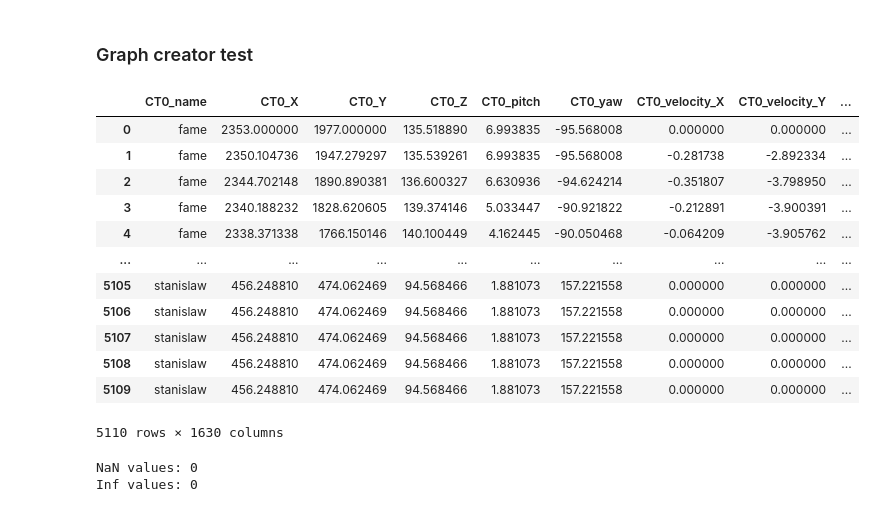
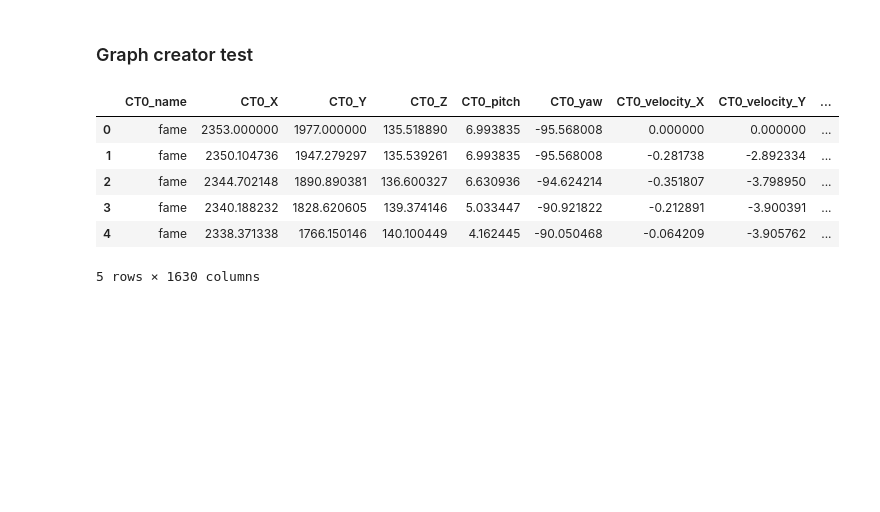
Before and after one commit to szmidapatrik/c2m1TPaeVlsln, a Jupyter notebook: proj/graph_dataset/CS2_dataset_package_test.ipynb, the cells around one changed output. Drawn from its saved outputs; the diff is of its cells as text; code cells hidden in the pictures; blank space fills up the shorter version.

```diff
--- a/proj/graph_dataset/CS2_dataset_package_test.ipynb
+++ b/proj/graph_dataset/CS2_dataset_package_test.ipynb
@@ -109,51 +128,40 @@ plt.scatter(nodes['x'], nodes['y'], c='black', s=1)
 # %%
 # Map nodes dataset
 nodes = pd.read_csv('../../data/map_graph_model/de_inferno/nodes.csv')
+edges = pd.read_csv('../../data/map_graph_model/de_inferno/edges.csv')
 
 # Create tabular snapshot object
 tc = CS2_TabularSnapshots()
 
 # Create tabular snapshot database
 df, df_dict = tc.process_match(
     match_path='../../data/matches-raw/cs2/2024/_iem-chengdu-2024-wildcard-vs-virtuspro-inferno-norx8DdKJD9R1hFM8pob5fwildcard-vs-virtus-pro-inferno.dem',
     player_stats_data_path='../../data/player-stats/scraped-in-2024/2022/norm_imputed_player_stats_2022_utf.csv',
     missing_player_stats_data_path='../../data/player-stats/missing_players_df.csv',
     weapon_data_path='../../data/weapon_info/ammo_info.csv',
 
     ticks_per_second=4,
     numerical_match_id=1000,
     num_permutations_per_round=1,
     build_dictionary=True
 )
 
 # Impute missing values
 df = tc.impute_match(df)
 
 # Tokenize match
 tokenizer = CS2_Token()
 df = tokenizer.tokenize_match(df, 'de_inferno', nodes)
 
-df
+df.head(5)
 # %% [output]
 |  | CT0_name | CT0_X | CT0_Y | CT0_Z | CT0_pitch | CT0_yaw | CT0_velocity_X | CT0_velocity_Y | ... |
 | 0 | fame | 2353.000000 | 1977.000000 | 135.518890 | 6.993835 | -95.568008 | 0.000000 | 0.000000 | ... |
 | 1 | fame | 2350.104736 | 1947.279297 | 135.539261 | 6.993835 | -95.568008 | -0.281738 | -2.892334 | ... |
 | 2 | fame | 2344.702148 | 1890.890381 | 136.600327 | 6.630936 | -94.624214 | -0.351807 | -3.798950 | ... |
 | 3 | fame | 2340.188232 | 1828.620605 | 139.374146 | 5.033447 | -90.921822 | -0.212891 | -3.900391 | ... |
 | 4 | fame | 2338.371338 | 1766.150146 | 140.100449 | 4.162445 | -90.050468 | -0.064209 | -3.905762 | ... |
-| ... | ... | ... | ... | ... | ... | ... | ... | ... | ... |
-| 5105 | stanislaw | 456.248810 | 474.062469 | 94.568466 | 1.881073 | 157.221558 | 0.000000 | 0.000000 | ... |
-| 5106 | stanislaw | 456.248810 | 474.062469 | 94.568466 | 1.881073 | 157.221558 | 0.000000 | 0.000000 | ... |
-| 5107 | stanislaw | 456.248810 | 474.062469 | 94.568466 | 1.881073 | 157.221558 | 0.000000 | 0.000000 | ... |
-| 5108 | stanislaw | 456.248810 | 474.062469 | 94.568466 | 1.881073 | 157.221558 | 0.000000 | 0.000000 | ... |
-| 5109 | stanislaw | 456.248810 | 474.062469 | 94.568466 | 1.881073 | 157.221558 | 0.000000 | 0.000000 | ... |
-5110 rows × 1630 columns
+5 rows × 1630 columns
-# %%
-print('NaN values:', df.isna().sum().sum())
-print('Inf values:', df.isin([np.inf, -np.inf]).sum().sum())
-# %% [output]
-NaN values: 0
-Inf values: 0
 # %%
 # Build dictionary
 dictionary = CS2_Dictionary().build_single_dictionary(df_dict)
```
Also changed, not shown: parts of 5 cells of this notebook, 1 other file.
